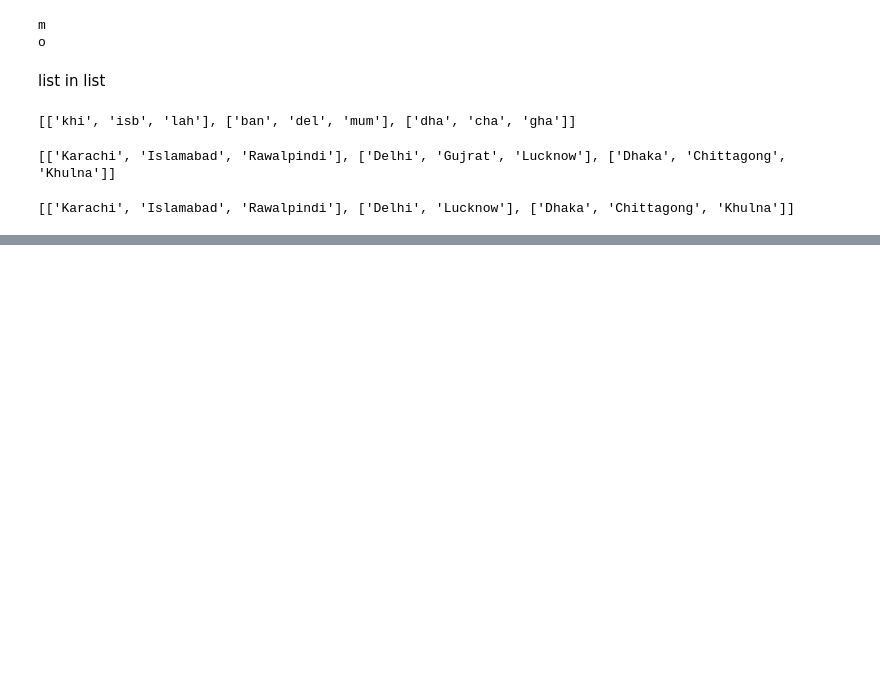
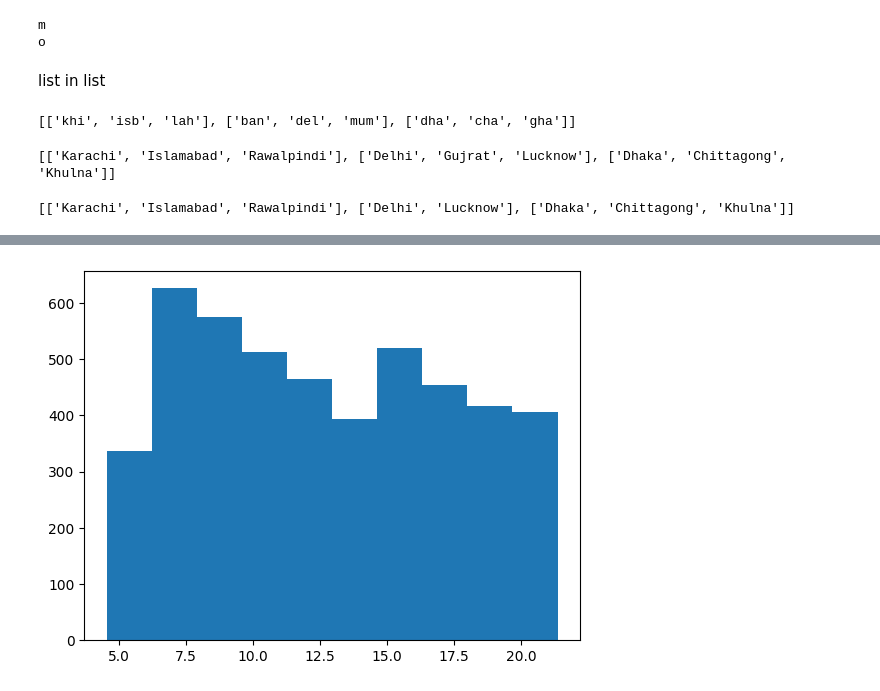
Before and after one commit to ToobaObeidy-1/DA_bootcamp_python, a Jupyter notebook: class_1.ipynb, the cells around one changed output, grey strips where cells are left out. Saved outputs shown, nothing was run; the diff lists cells and outputs as text; code cells hidden in the pictures; blank space fills up the shorter version.

```diff
--- a/class_1.ipynb
+++ b/class_1.ipynb
@@ -154,0 +215,5 @@ print(combine_cities)
+# %%
+plt.hist(df["Item_Weight"])
+plt.show()
+# %% [output]
+[figure, added]
```
Also changed, not shown: parts of 7 cells of this notebook.
